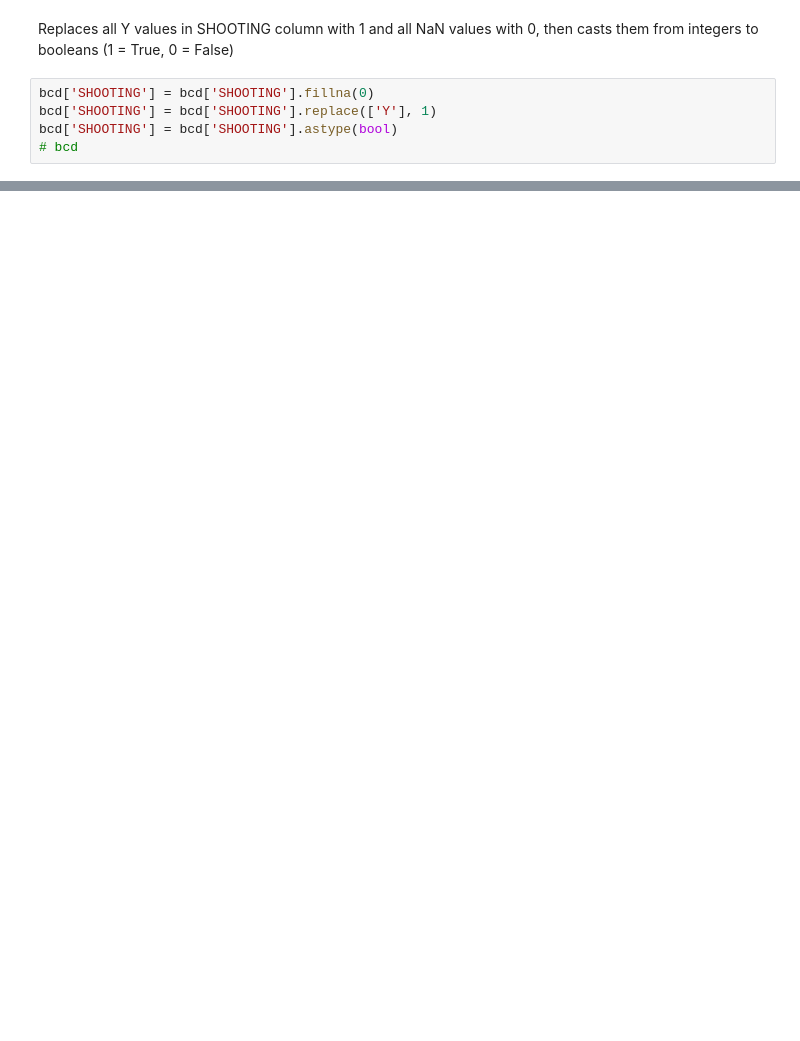
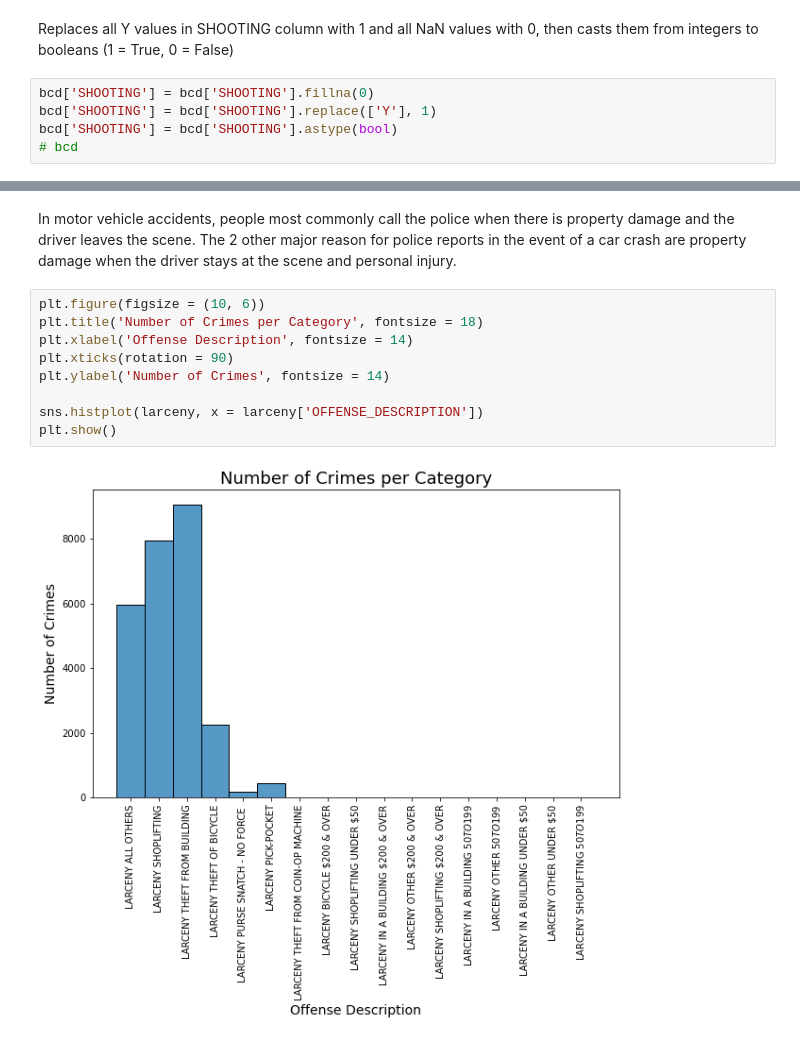
Before and after one commit to nathalieforsythe/DataScience2021F, a Jupyter notebook: Unit3/Project3A/project3a.ipynb, the cells around one changed output, grey strips where cells are left out. Drawn from its saved outputs; the diff is of its cells as text; blank space fills up the shorter version.

```diff
--- a/Unit3/Project3A/project3a.ipynb
+++ b/Unit3/Project3A/project3a.ipynb
@@ -18,0 +71,13 @@ bcd['SHOOTING'] = bcd['SHOOTING'].astype(bool)
+# %% [markdown]
+In motor vehicle accidents, people most commonly call the police when there is property damage and the driver leaves the scene. The 2 other major reason for police reports in the event of a car crash are property damage when the driver stays at the scene and personal injury.
+# %%
+plt.figure(figsize = (10, 6))
+plt.title('Number of Crimes per Category', fontsize = 18)
+plt.xlabel('Offense Description', fontsize = 14)
+plt.xticks(rotation = 90)
+plt.ylabel('Number of Crimes', fontsize = 14)
+
+sns.histplot(larceny, x = larceny['OFFENSE_DESCRIPTION'])
+plt.show()
+# %% [output]
+[figure, added]
```
Also changed, not shown: parts of 23 cells of this notebook.
